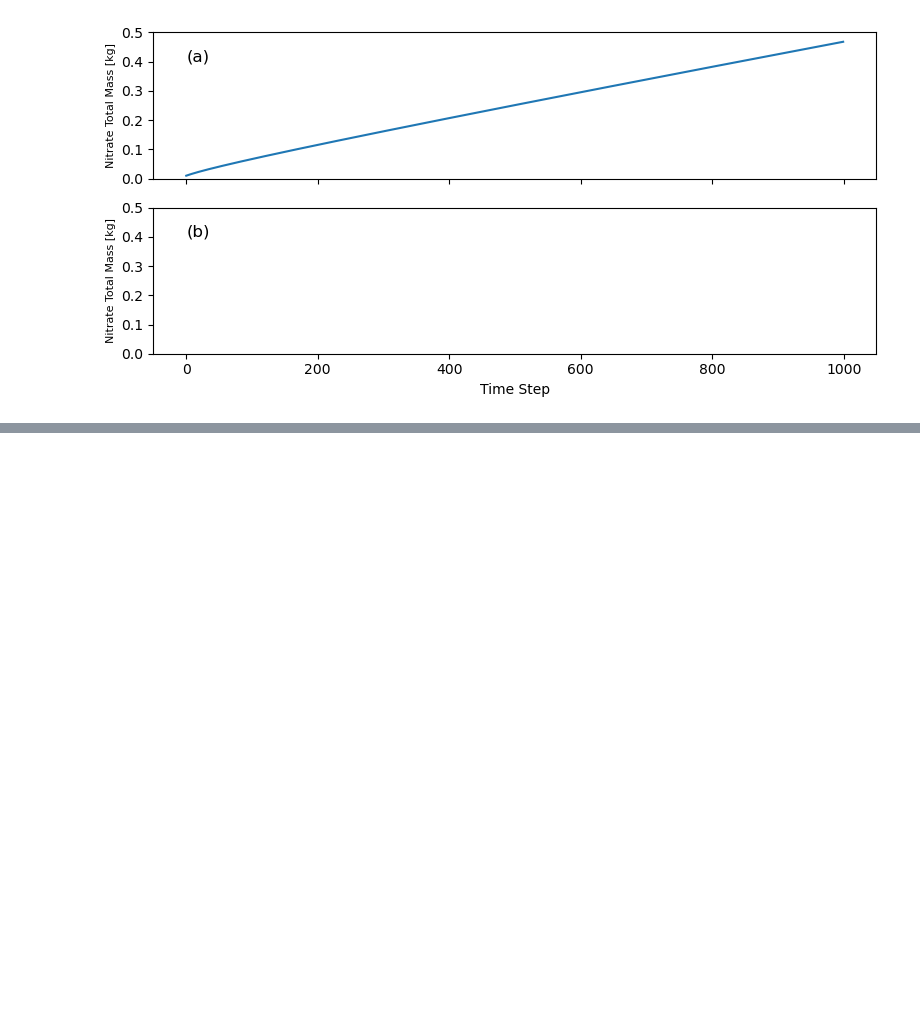
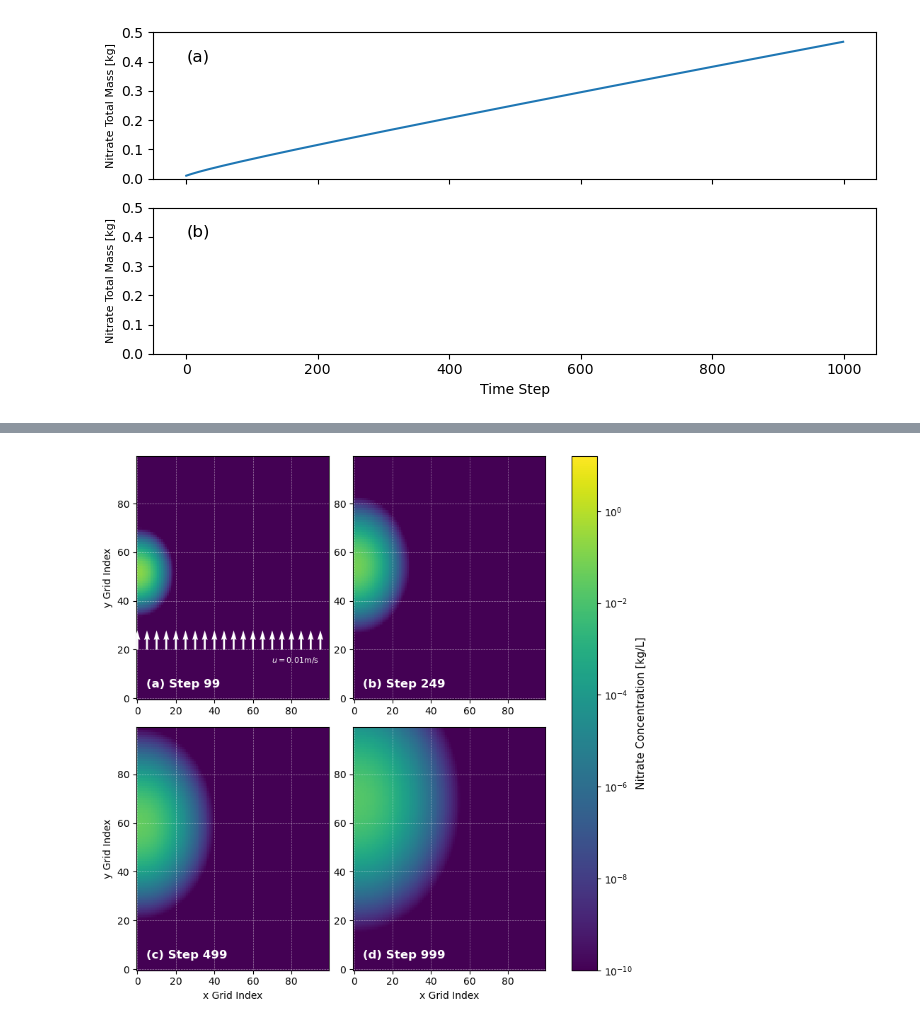
Before and after one commit to Haechan-Kimm/EOSC511-TheDeepThinkers, a Jupyter notebook: 2D visulization/Visulization.ipynb, the cells around one changed output, grey strips where cells are left out. Cells and saved outputs as stored; diff of their text form; code cells hidden in the pictures; blank space fills up the shorter version.

Commit message:
feat: 2D Visualization

```diff
--- a/2D visulization/Visulization.ipynb
+++ b/2D visulization/Visulization.ipynb
@@ -77,3 +54,10 @@ cb1.set_label('Time (s)')
+# %%
+# load and use the PDE solver
+importlib.reload(adv_dif_2D_arr)
+importlib.reload(adv_dif_2D_arr_Nflux)
+
+c=adv_dif_2D_arr.adv_dif_2D([n_x, n_y, n_time, Lx, Ly, T, U])
+#c=adv_dif_2D_arr_Nflux.adv_dif_2D([n_x, n_y, n_time, Lx, Ly, T, U, N_flux])
 # %%
 # 2D Visulization
 
@@ -248,0 +346,6 @@ We will use **One Time Input** and **Infinate boundary** to get our analytical s
+# %%
+# Analytical Shape
+
+c_analytical=adv_dif_2D_analytical([n_x, n_y, n_time, Lx, Ly, T, U])
+
+print(np.shape(c_analytical))
@@ -248,0 +354,69 @@ We will use **One Time Input** and **Infinate boundary** to get our analytical s
+# %%
+# Analytical Visualization
+
+x = np.arange(100)
+y = np.arange(100)
+X1, Y1 = np.meshgrid(x, y)
+
+minval = np.min(c_analytical[:,:,:])
+maxval = np.max(c_analytical[:,:,:])
+
+# print(minval,maxval)
+
+cmap = cmx.viridis
+norm = colors.LogNorm(vmin=1e-10, vmax=maxval)
+
+fig,axes = plt.subplots(2,2,figsize=(8,8))
+
+tt =[99,249,499,999]
+labels = ['(a)', '(b)', '(c)', '(d)']
+
+
+# cc=cc.swapaxes(0,1)
+
+for ax in axes.flatten():
+    t=tt.pop(0)
+    cc=c_analytical[t,:,:]
+    # Prevent 0 by adding a small number
+    cc=cc+1e-11
+    label=labels.pop(0)
+
+    # Show grid
+    # ax.axis('off')
+    ax.grid(True, color='white', linestyle='--', linewidth=0.5, alpha=0.5, zorder=2)
+
+    im = ax.pcolor(X1, Y1, cc, cmap=cmap, norm=norm, shading='nearest')
+    label_full = label + ' Step %d' %t
+    ax.text(0.05, 0.05, label_full,  transform=ax.transAxes, color='white', fontsize=12, fontweight='bold')
+
+    if label == '(c)' or label =='(d)':
+        ax.set_xlabel('x Grid Index')
+    if label == '(a)' or label =='(c)':
+        ax.set_ylabel('y Grid Index')
+
+
+# Add quiver to represent flow speed
+# Arrow position
+Y_arrow_position=20
+X_arrow=x[::5]
+Y_arrow=np.zeros(np.shape(X_arrow))+Y_arrow_position
+# Speed distribution
+V_speed=np.ones(np.shape(X_arrow)) # The speed is given from fig: Current Distribution
+U_speed=np.zeros(np.shape(X_arrow))
+# Quiver plot
+# The smaller scale is, the bigger arrows are
+axes[0,0].quiver(X_arrow, Y_arrow, U_speed, V_speed, color='white', scale=10, width=0.01, zorder=3)
+
+# Add text to demonstrate the current speed
+axes[0,0].text(0.7, 0.15, '$u=0.01$m/s',  transform=axes[0,0].transAxes, color='white', fontsize=8)
+
+
+plt.tight_layout()
+
+# Add colorbar
+cbar = fig.colorbar(im, ax=axes)
+cbar.set_label('Nitrate Concentration [kg/L]', fontsize=11)
+
+plt.show()
+# %% [output]
+[figure, added]
```
Also changed, not shown: parts of 28 cells of this notebook, 9 other files.
